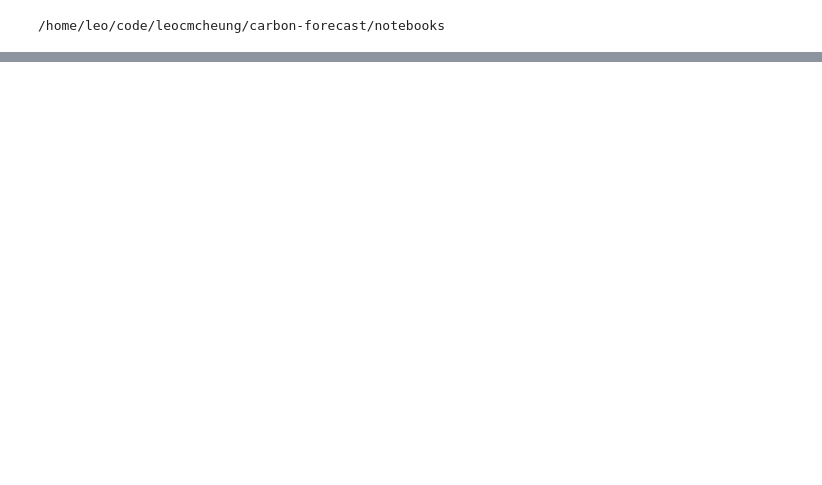
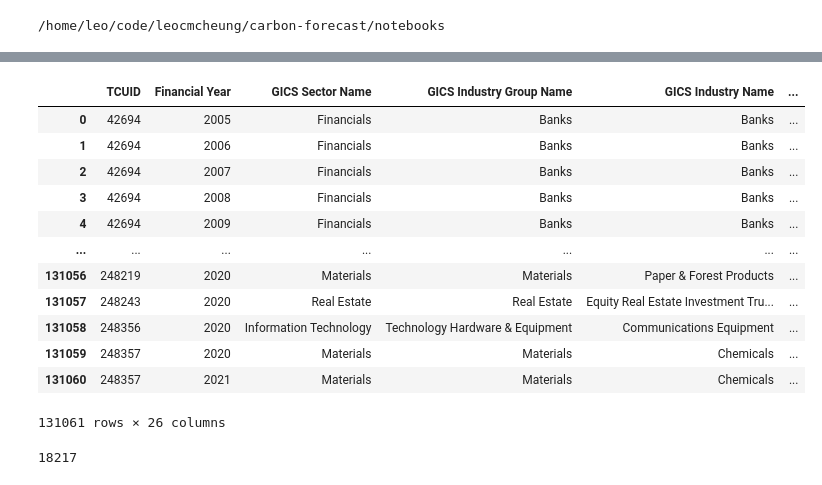
Before and after one commit to leocmcheung/carbon-forecast, a Jupyter notebook: notebooks/leo-scrap.ipynb, the cells around one changed output, grey strips where cells are left out. Cells and saved outputs as stored; diff of their text form; code cells hidden in the pictures; blank space fills up the shorter version.

```diff
--- a/notebooks/leo-scrap.ipynb
+++ b/notebooks/leo-scrap.ipynb
@@ -72,0 +131,25 @@ data3
+# %%
+to_drop = ['Company', 'ISIN','GICS Sector Code','GICS Industry Group Code','GICS Industry Code', 'GICS Sub Industry Code', \
+          'GICS Description', 'Trucost Sector Name', 'Trucost Sector', 'Country','Carbon Disclosure','Currency Code','Accounting Year End','FigureRestate', 'EffectiveDate']
+# %%
+data_d = data.copy().drop(columns=to_drop)
+data_d
+# %% [output]
+|  | TCUID | Financial Year | GICS Sector Name | GICS Industry Group Name | GICS Industry Name | ... |
+| 0 | 42694 | 2005 | Financials | Banks | Banks | ... |
+| 1 | 42694 | 2006 | Financials | Banks | Banks | ... |
+| 2 | 42694 | 2007 | Financials | Banks | Banks | ... |
+| 3 | 42694 | 2008 | Financials | Banks | Banks | ... |
+| 4 | 42694 | 2009 | Financials | Banks | Banks | ... |
+| ... | ... | ... | ... | ... | ... | ... |
+| 131056 | 248219 | 2020 | Materials | Materials | Paper & Forest Products | ... |
+| 131057 | 248243 | 2020 | Real Estate | Real Estate | Equity Real Estate Investment Tru... | ... |
+| 131058 | 248356 | 2020 | Information Technology | Technology Hardware & Equipment | Communications Equipment | ... |
+| 131059 | 248357 | 2020 | Materials | Materials | Chemicals | ... |
+| 131060 | 248357 | 2021 | Materials | Materials | Chemicals | ... |
+131061 rows × 26 columns
+# %%
+both_2017_2020 = data_d[(data_d["Financial Year"] == 2020) | (data_d["Financial Year"] == 2017) ]
+len(both_2017_2020.TCUID.value_counts() == 2)
+# %% [output]
+18217
```
Also changed, not shown: parts of 14 cells of this notebook.
